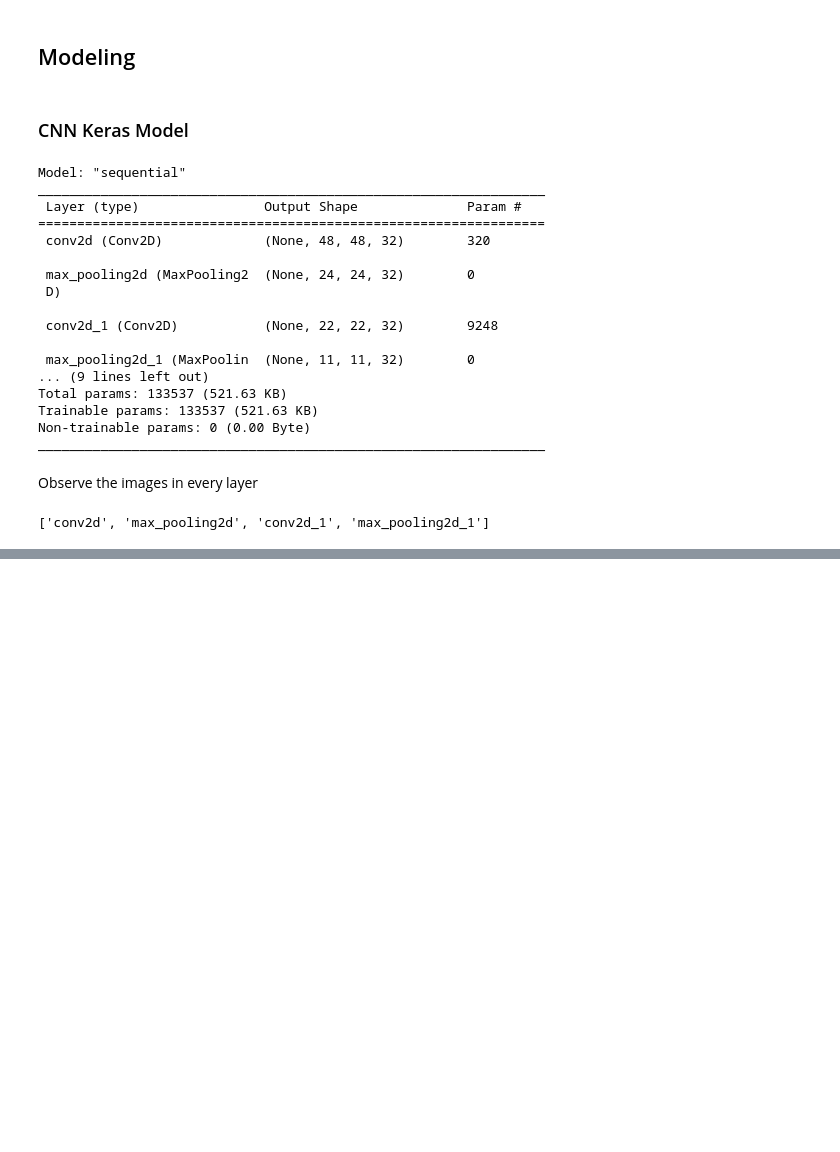
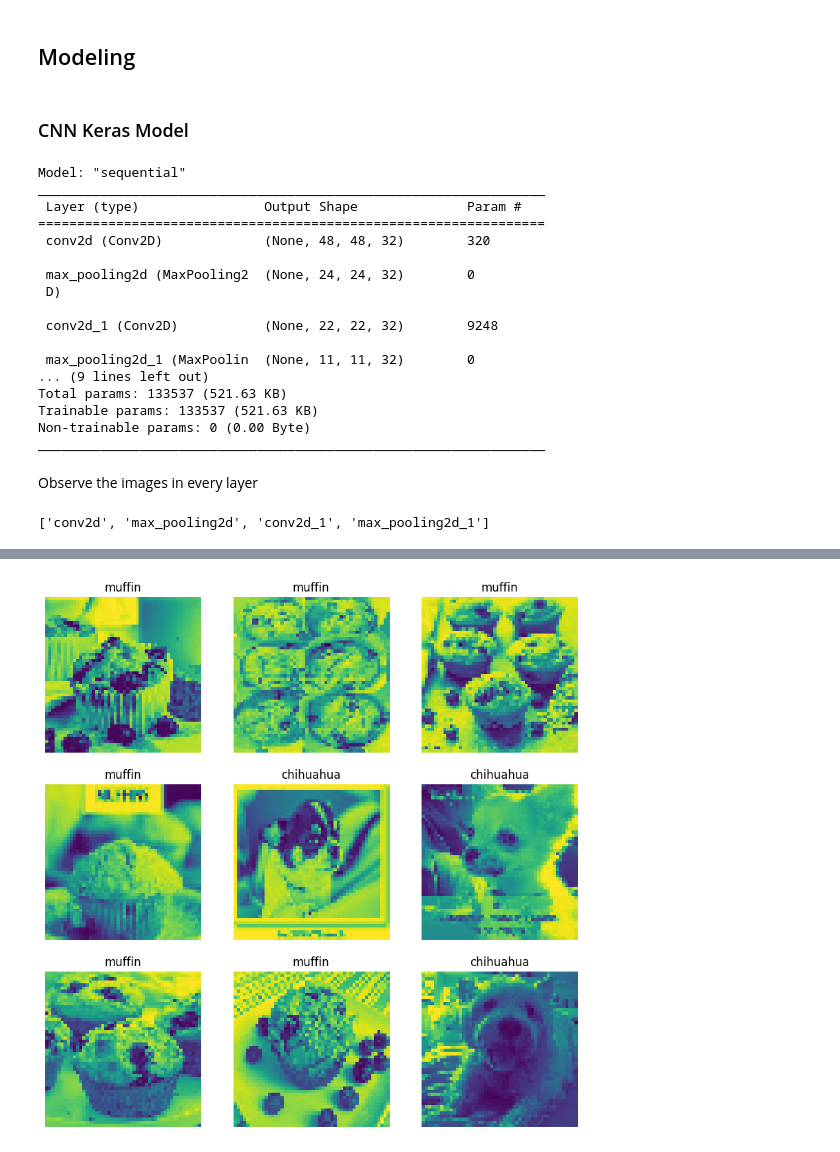
Before and after one commit to ssunsonic/Image_Classification, a Jupyter notebook: Image_Preprocessing_Modeling_Final.ipynb, the cells around one changed output, grey strips where cells are left out. Saved outputs shown, nothing was run; the diff lists cells and outputs as text; code cells hidden in the pictures; blank space fills up the shorter version.

Commit message:
added predictions

```diff
--- a/Image_Preprocessing_Modeling_Final.ipynb
+++ b/Image_Preprocessing_Modeling_Final.ipynb
@@ -233,0 +235,18 @@ plt.show()
+# %%
+plt.figure(figsize=(10, 10))
+for images, labels in ds_val.take(1): #loads batch of 9 images from ds_val
+  for i in range(9):
+    ax = plt.subplot(3, 3, i + 1)
+    plt.imshow(images[i].numpy().astype('uint8'))
+
+    img = images[i].numpy().astype('uint8')
+    img_array = keras.preprocessing.image.img_to_array(img) #convert image to numpy
+    img_array = tf.expand_dims(img_array, 0)  #turning single image into array because the model expects an array of images
+    predictions = model.predict(img_array) #pushing image into model
+    score = predictions[0]
+    if score > 0.5:
+      plt.title('muffin')
+    else:
+      plt.title('chihuahua')
+    plt.axis("off")
+# %% [output]
@@ -233,0 +262 @@ plt.show()
+[figure, added]
```
Also changed, not shown: parts of 11 cells of this notebook.
